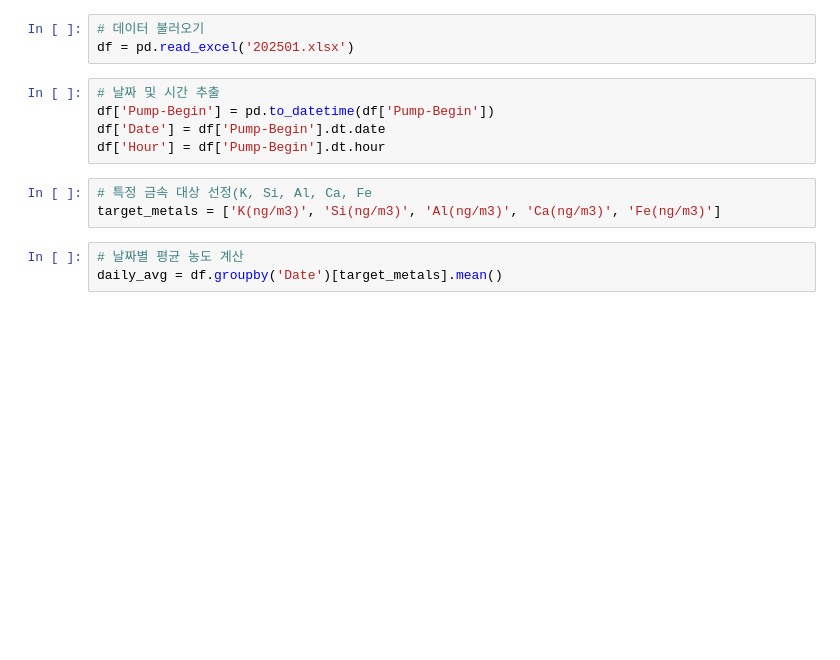
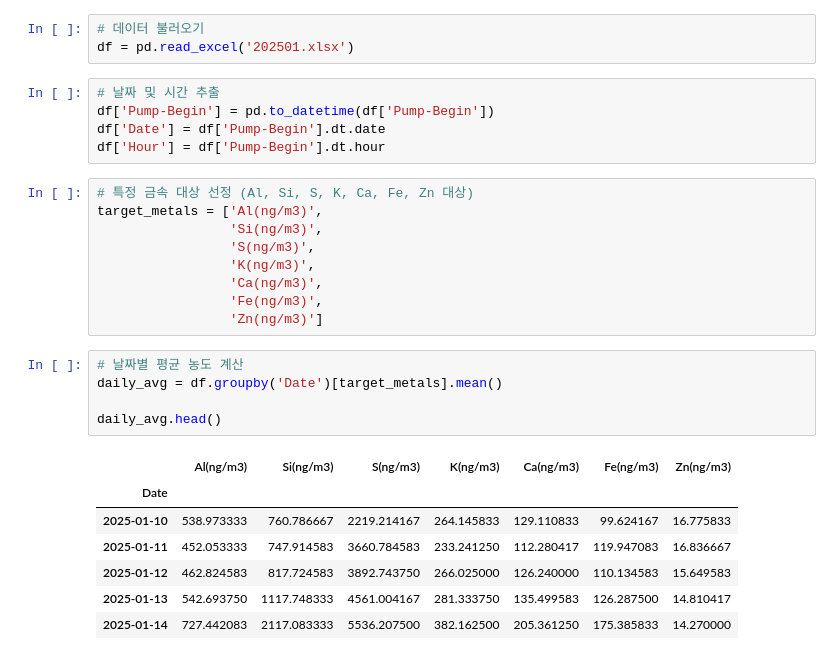
Before and after one commit to hyen0322/Data, a Jupyter notebook: Correlation between Metals.ipynb, the cells around one changed output. Cells and saved outputs as stored; diff of their text form; blank space fills up the shorter version.

```diff
--- a/Correlation between Metals.ipynb
+++ b/Correlation between Metals.ipynb
@@ -17,11 +17,27 @@ df['Pump-Begin'] = pd.to_datetime(df['Pump-Begin'])
 df['Date'] = df['Pump-Begin'].dt.date
 df['Hour'] = df['Pump-Begin'].dt.hour
 # %%
-# 특정 금속 대상 선정(K, Si, Al, Ca, Fe
-target_metals = ['K(ng/m3)', 'Si(ng/m3)', 'Al(ng/m3)', 'Ca(ng/m3)', 'Fe(ng/m3)']
+# 특정 금속 대상 선정 (Al, Si, S, K, Ca, Fe, Zn 대상)
+target_metals = ['Al(ng/m3)',
+                 'Si(ng/m3)',
+                 'S(ng/m3)',
+                 'K(ng/m3)',
+                 'Ca(ng/m3)',
+                 'Fe(ng/m3)',
+                 'Zn(ng/m3)']
 # %%
 # 날짜별 평균 농도 계산
 daily_avg = df.groupby('Date')[target_metals].mean()
+
+daily_avg.head()
+# %% [output]
+|  | Al(ng/m3) | Si(ng/m3) | S(ng/m3) | K(ng/m3) | Ca(ng/m3) | Fe(ng/m3) | Zn(ng/m3) |
+| Date |  |  |  |  |  |  |  |
+| 2025-01-10 | 538.973333 | 760.786667 | 2219.214167 | 264.145833 | 129.110833 | 99.624167 | 16.775833 |
+| 2025-01-11 | 452.053333 | 747.914583 | 3660.784583 | 233.241250 | 112.280417 | 119.947083 | 16.836667 |
+| 2025-01-12 | 462.824583 | 817.724583 | 3892.743750 | 266.025000 | 126.240000 | 110.134583 | 15.649583 |
+| 2025-01-13 | 542.693750 | 1117.748333 | 4561.004167 | 281.333750 | 135.499583 | 126.287500 | 14.810417 |
+| 2025-01-14 | 727.442083 | 2117.083333 | 5536.207500 | 382.162500 | 205.361250 | 175.385833 | 14.270000 |
 # %%
 # 금속 간 상관관계 계산
 corr_matrix = daily_avg.corr()
```
Also changed, not shown: parts of 3 cells of this notebook.
